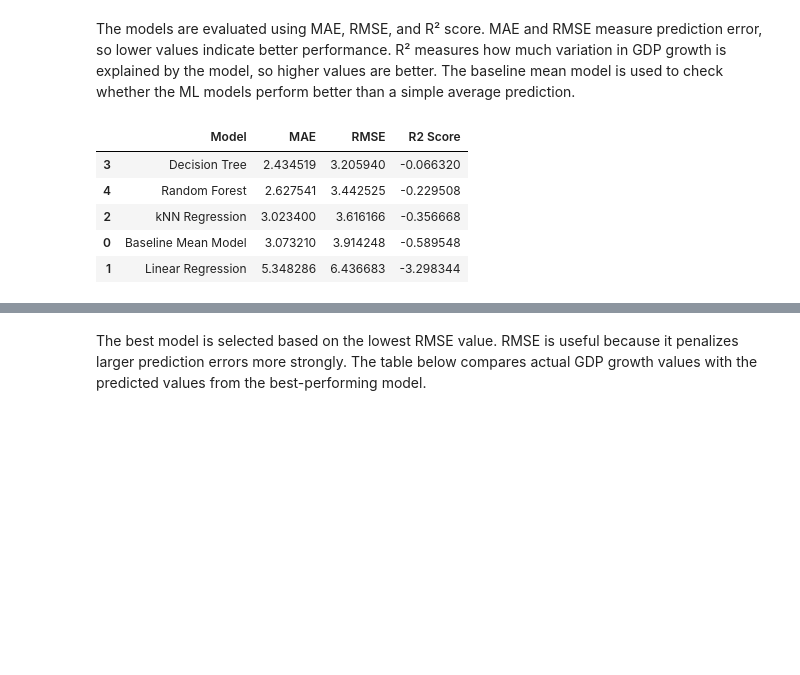
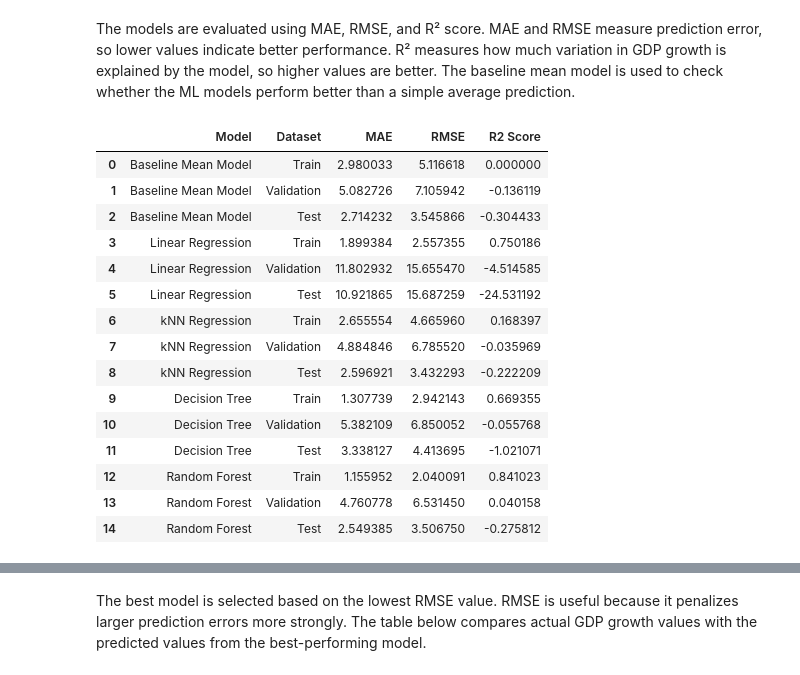
Before and after one commit to HussamAlabrash/DSA210PROJECT, a Jupyter notebook: DSA210.ipynb, the cells around one changed output, grey strips where cells are left out. Cells and saved outputs as stored; diff of their text form; code cells hidden in the pictures; blank space fills up the shorter version.

```diff
--- a/DSA210.ipynb
+++ b/DSA210.ipynb
@@ -299,17 +451,27 @@ Features used:
 # %% [markdown]
 A chronological train-test split is used. Older years are used for training, while later years are used for testing. This avoids using future information to predict the past and is more suitable for data with a time component.
 # %%
-# Train/Test Split
-# Chronological split
-train_data = ml_data[ml_data['Year'] <= 2021]
+# Train / Validation / Test Split
+
+# Chronological split:
+# Training: older years
+# Validation: middle years for model selection
+# Test: newest years for final evaluation
+
+train_data = ml_data[ml_data['Year'] <= 2019]
+val_data = ml_data[(ml_data['Year'] > 2019) & (ml_data['Year'] <= 2021)]
 test_data = ml_data[ml_data['Year'] > 2021]
 
 X_train = train_data.drop(columns=['GDP_growth_annual_pct'])
 y_train = train_data['GDP_growth_annual_pct']
 
+X_val = val_data.drop(columns=['GDP_growth_annual_pct'])
+y_val = val_data['GDP_growth_annual_pct']
+
 X_test = test_data.drop(columns=['GDP_growth_annual_pct'])
 y_test = test_data['GDP_growth_annual_pct']
 
 print("Training set size:", X_train.shape)
+print("Validation set size:", X_val.shape)
 print("Testing set size:", X_test.shape)
 # %% [output]
@@ -423,30 +619,47 @@ Hyperparameter tuning was applied to kNN Regression, Decision Tree, and Random F
 # %% [markdown]
 The models are evaluated using MAE, RMSE, and R² score. MAE and RMSE measure prediction error, so lower values indicate better performance. R² measures how much variation in GDP growth is explained by the model, so higher values are better. The baseline mean model is used to check whether the ML models perform better than a simple average prediction.
 # %%
-# Evaluate Models
+# Evaluate Models on Training, Validation, and Test Sets
 
 results = []
 
 for name, model in tuned_models.items():
-    y_pred = model.predict(X_test)
 
-    mae = mean_absolute_error(y_test, y_pred)
-    rmse = np.sqrt(mean_squared_error(y_test, y_pred))
-    r2 = r2_score(y_test, y_pred)
+    for split_name, X_split, y_split in [
+        ("Train", X_train, y_train),
+        ("Validation", X_val, y_val),
+        ("Test", X_test, y_test)
+    ]:
+        y_pred = model.predict(X_split)
 
-    results.append({
-        "Model": name,
-        "MAE": mae,
-        "RMSE": rmse,
-        "R2 Score": r2
-    })
+        mae = mean_absolute_error(y_split, y_pred)
+        rmse = np.sqrt(mean_squared_error(y_split, y_pred))
+        r2 = r2_score(y_split, y_pred)
 
-results_df = pd.DataFrame(results).sort_values(by="RMSE")
+        results.append({
+            "Model": name,
+            "Dataset": split_name,
+            "MAE": mae,
+            "RMSE": rmse,
+            "R2 Score": r2
+        })
+
+results_df = pd.DataFrame(results)
 results_df
 # %% [output]
-|  | Model | MAE | RMSE | R2 Score |
-| 3 | Decision Tree | 2.434519 | 3.205940 | -0.066320 |
-| 4 | Random Forest | 2.627541 | 3.442525 | -0.229508 |
-| 2 | kNN Regression | 3.023400 | 3.616166 | -0.356668 |
-| 0 | Baseline Mean Model | 3.073210 | 3.914248 | -0.589548 |
-| 1 | Linear Regression | 5.348286 | 6.436683 | -3.298344 |
+|  | Model | Dataset | MAE | RMSE | R2 Score |
+| 0 | Baseline Mean Model | Train | 2.980033 | 5.116618 | 0.000000 |
+| 1 | Baseline Mean Model | Validation | 5.082726 | 7.105942 | -0.136119 |
+| 2 | Baseline Mean Model | Test | 2.714232 | 3.545866 | -0.304433 |
+| 3 | Linear Regression | Train | 1.899384 | 2.557355 | 0.750186 |
+| 4 | Linear Regression | Validation | 11.802932 | 15.655470 | -4.514585 |
+| 5 | Linear Regression | Test | 10.921865 | 15.687259 | -24.531192 |
+| 6 | kNN Regression | Train | 2.655554 | 4.665960 | 0.168397 |
+| 7 | kNN Regression | Validation | 4.884846 | 6.785520 | -0.035969 |
+| 8 | kNN Regression | Test | 2.596921 | 3.432293 | -0.222209 |
+| 9 | Decision Tree | Train | 1.307739 | 2.942143 | 0.669355 |
+| 10 | Decision Tree | Validation | 5.382109 | 6.850052 | -0.055768 |
+| 11 | Decision Tree | Test | 3.338127 | 4.413695 | -1.021071 |
+| 12 | Random Forest | Train | 1.155952 | 2.040091 | 0.841023 |
+| 13 | Random Forest | Validation | 4.760778 | 6.531450 | 0.040158 |
+| 14 | Random Forest | Test | 2.549385 | 3.506750 | -0.275812 |
```
Also changed, not shown: parts of 35 cells of this notebook.
